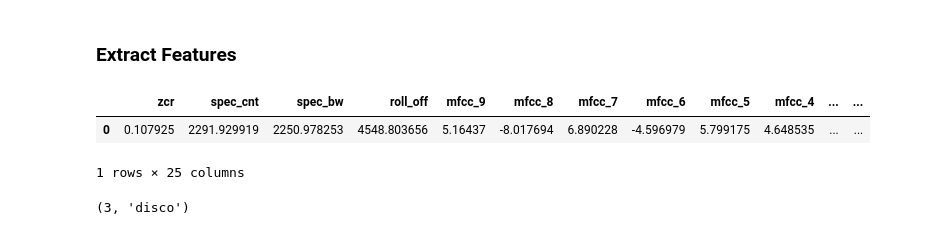
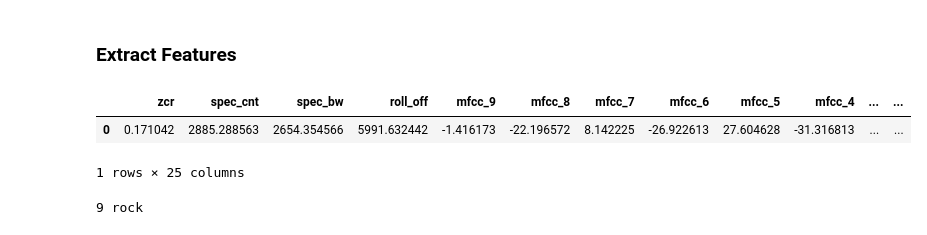
Before and after one commit to vedantterkar/Smart_Music_Classifier, a Jupyter notebook: notebooks/Playground.ipynb, the cells around one changed output. Saved outputs shown, nothing was run; the diff lists cells and outputs as text; code cells hidden in the pictures.

```diff
--- a/notebooks/Playground.ipynb
+++ b/notebooks/Playground.ipynb
@@ -36,36 +43,42 @@ ipd.Audio(audio_file)
 # %%
 audio_clips = [audio_file]
 
 m = {}
 m["chroma"], m["spec_cnt"], m["spec_bw"], m["roll_off"] = [], [], [], []
 m["zcr"] = []
 
 for i in range(20):
     m["mfcc_"+str(i)] = []
-
-
-for song in audio_clips:
-    x, sr = librosa.load(song, mono=True, offset=0)
-    m["chroma"].append(np.mean(librosa.feature.chroma_stft(y=x, sr=sr)))
-    m["spec_cnt"].append(np.mean(librosa.feature.spectral_centroid(y=x, sr=sr)))
-    m["spec_bw"].append(np.mean(librosa.feature.spectral_bandwidth(y=x, sr=sr)))
-    m["roll_off"].append(np.mean(librosa.feature.spectral_rolloff(y=x, sr=sr)))
-    m["zcr"].append(np.mean(librosa.feature.zero_crossing_rate(x)))
-    mfcc = librosa.feature.mfcc(y=x, sr=sr)
-    c = 0
-    for e in mfcc:
-        m["mfcc_"+str(c)].append(np.mean(e))
-        c += 1
+try:
+    for song in audio_clips:
+        x, sr = librosa.load(song, mono=True, offset=0)
+        duration = librosa.get_duration(y=x, sr=sr)
+        ratio = 30.00 / duration
+        m["chroma"].append(np.mean(librosa.feature.chroma_stft(y=x, sr=sr)) * ratio)
+        m["spec_cnt"].append(np.mean(librosa.feature.spectral_centroid(y=x, sr=sr)) * ratio)
+        m["spec_bw"].append(np.mean(librosa.feature.spectral_bandwidth(y=x, sr=sr)) * ratio)
+        m["roll_off"].append(np.mean(librosa.feature.spectral_rolloff(y=x, sr=sr)) * ratio)
+        m["zcr"].append(np.mean(librosa.feature.zero_crossing_rate(x)) * ratio)
+        mfcc = librosa.feature.mfcc(y=x, sr=sr)
+        c = 0
+        for e in mfcc:
+            m["mfcc_"+str(c)].append(np.mean(e) * ratio)
+            c += 1
+except:
+     print("Can't process the file Provided!")
 
 import pandas as pd
 dataFrame = pd.DataFrame(data=m, columns=sorted(list(m.keys()), reverse = True))
 dataFrame
 # %% [output]
 |  | zcr | spec_cnt | spec_bw | roll_off | mfcc_9 | mfcc_8 | mfcc_7 | mfcc_6 | mfcc_5 | mfcc_4 | ... | ... |
-| 0 | 0.107925 | 2291.929919 | 2250.978253 | 4548.803656 | 5.16437 | -8.017694 | 6.890228 | -4.596979 | 5.799175 | 4.648535 | ... | ... |
+| 0 | 0.171042 | 2885.288563 | 2654.354566 | 5991.632442 | -1.416173 | -22.196572 | 8.142225 | -26.922613 | 27.604628 | -31.316813 | ... | ... |
 1 rows × 25 columns
 # %%
-pred = rf.predict(dataFrame)
-pred[0], encoder.inverse_transform(pred)[0]
+if len(dataFrame) > 0:
+    pred = rf.predict(dataFrame)
+    print(pred[0], encoder.inverse_transform(pred)[0])
+else:
+    print("Please Clear the Error Occured earlier!")
 # %% [output]
-(3, 'disco')
+9 rock
```
Also changed, not shown: parts of 2 cells of this notebook.
